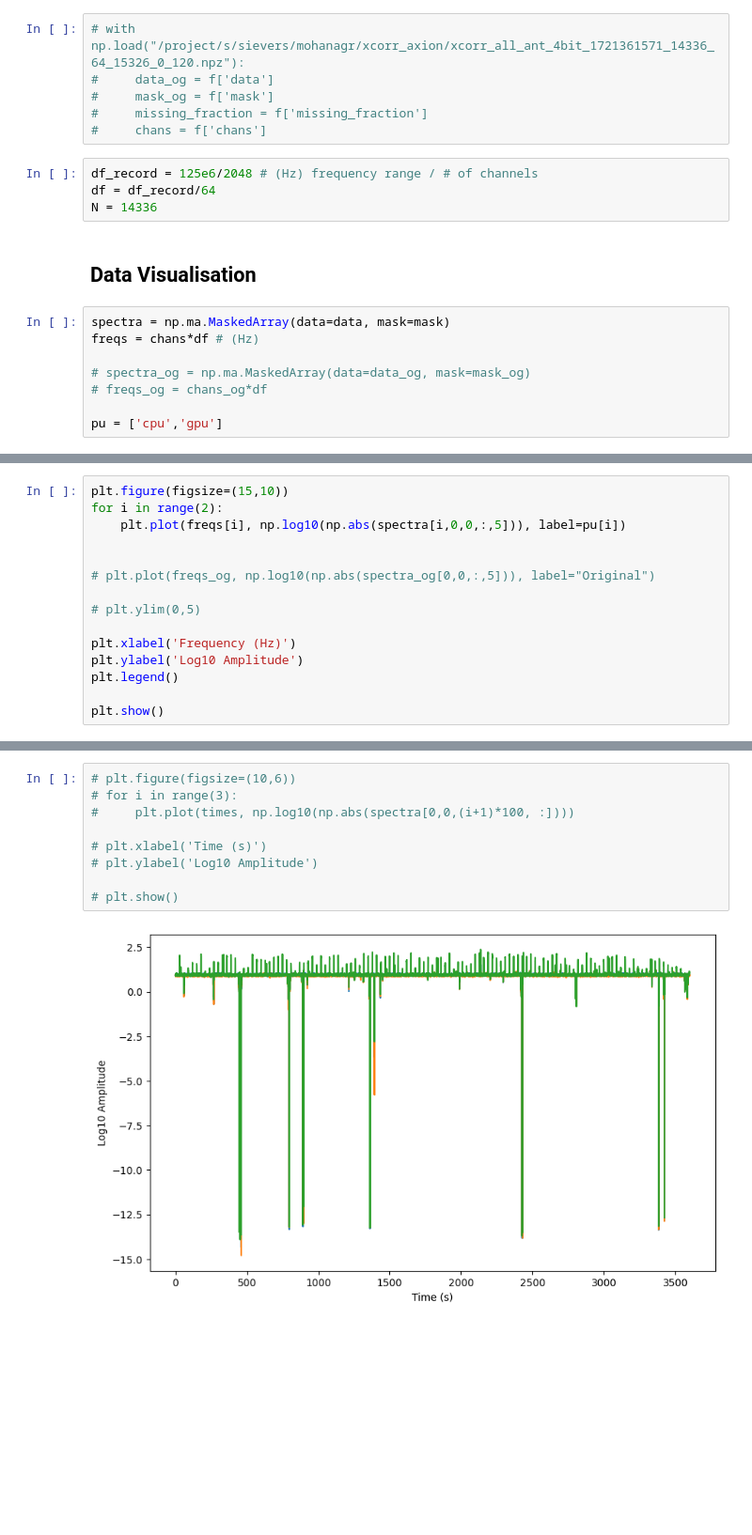
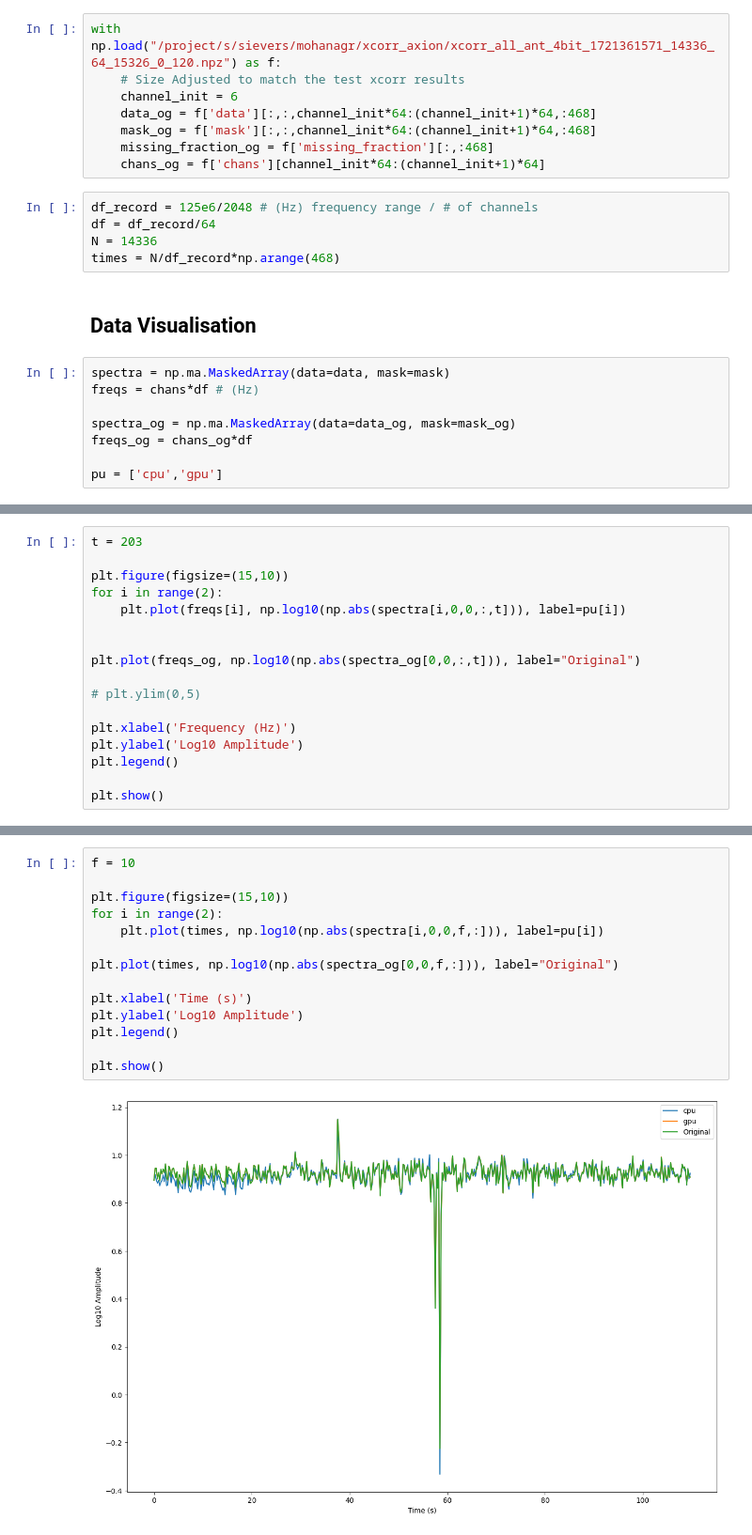
Before and after one commit to PhilJ0ly/albatros_axion_detection, a Jupyter notebook: Jupyter/CPU_GPU_Comparison.ipynb, the cells around one changed output, grey strips where cells are left out. Shown at 94% size. Saved outputs shown, nothing was run; the diff lists cells and outputs as text; blank space fills up the shorter version.

Commit message:
Add plasma_freq overview and updated CPU/GPU comp

```diff
--- a/Jupyter/CPU_GPU_Comparison.ipynb
+++ b/Jupyter/CPU_GPU_Comparison.ipynb
@@ -32,22 +33,25 @@ mask = np.array(mask)
 missing_fraction = np.array(missing_fraction)
 chans = np.array(chans)
 # %%
-# with np.load("/project/s/sievers/mohanagr/xcorr_axion/xcorr_all_ant_4bit_1721361571_14336_64_15326_0_120.npz"):
-#     data_og = f['data']
-#     mask_og = f['mask']
-#     missing_fraction = f['missing_fraction']
-#     chans = f['chans']
+with np.load("/project/s/sievers/mohanagr/xcorr_axion/xcorr_all_ant_4bit_1721361571_14336_64_15326_0_120.npz") as f:
+    # Size Adjusted to match the test xcorr results
+    channel_init = 6
+    data_og = f['data'][:,:,channel_init*64:(channel_init+1)*64,:468]
+    mask_og = f['mask'][:,:,channel_init*64:(channel_init+1)*64,:468]
+    missing_fraction_og = f['missing_fraction'][:,:468]
+    chans_og = f['chans'][channel_init*64:(channel_init+1)*64]
 # %%
 df_record = 125e6/2048 # (Hz) frequency range / # of channels
 df = df_record/64
 N = 14336
+times = N/df_record*np.arange(468)
 # %% [markdown]
 ##  Data Visualisation
 # %%
 spectra = np.ma.MaskedArray(data=data, mask=mask)
 freqs = chans*df # (Hz)
 
-# spectra_og = np.ma.MaskedArray(data=data_og, mask=mask_og)
-# freqs_og = chans_og*df
+spectra_og = np.ma.MaskedArray(data=data_og, mask=mask_og)
+freqs_og = chans_og*df
 
 pu = ['cpu','gpu']
@@ -56,10 +58,12 @@ pu = ['cpu','gpu']
 # %%
+t = 203
+
 plt.figure(figsize=(15,10))
 for i in range(2):
-    plt.plot(freqs[i], np.log10(np.abs(spectra[i,0,0,:,5])), label=pu[i])
+    plt.plot(freqs[i], np.log10(np.abs(spectra[i,0,0,:,t])), label=pu[i])
 
 
-# plt.plot(freqs_og, np.log10(np.abs(spectra_og[0,0,:,5])), label="Original")
+plt.plot(freqs_og, np.log10(np.abs(spectra_og[0,0,:,t])), label="Original")
 
 # plt.ylim(0,5)
 
@@ -75,12 +79,17 @@ This plot illustrates data amplitude across frequencies at particular times.
 # %%
-# plt.figure(figsize=(10,6))
-# for i in range(3):
-#     plt.plot(times, np.log10(np.abs(spectra[0,0,(i+1)*100, :])))
+f = 10
 
-# plt.xlabel('Time (s)')
-# plt.ylabel('Log10 Amplitude')
+plt.figure(figsize=(15,10))
+for i in range(2):
+    plt.plot(times, np.log10(np.abs(spectra[i,0,0,f,:])), label=pu[i])
 
-# plt.show()
+plt.plot(times, np.log10(np.abs(spectra_og[0,0,f,:])), label="Original")
+
+plt.xlabel('Time (s)')
+plt.ylabel('Log10 Amplitude')
+plt.legend()
+
+plt.show()
 # %% [output]
-[figure, old version]
+[figure, new version]
 # %% [markdown]
```
Also changed, not shown: parts of 6 cells of this notebook, 2 other files.
